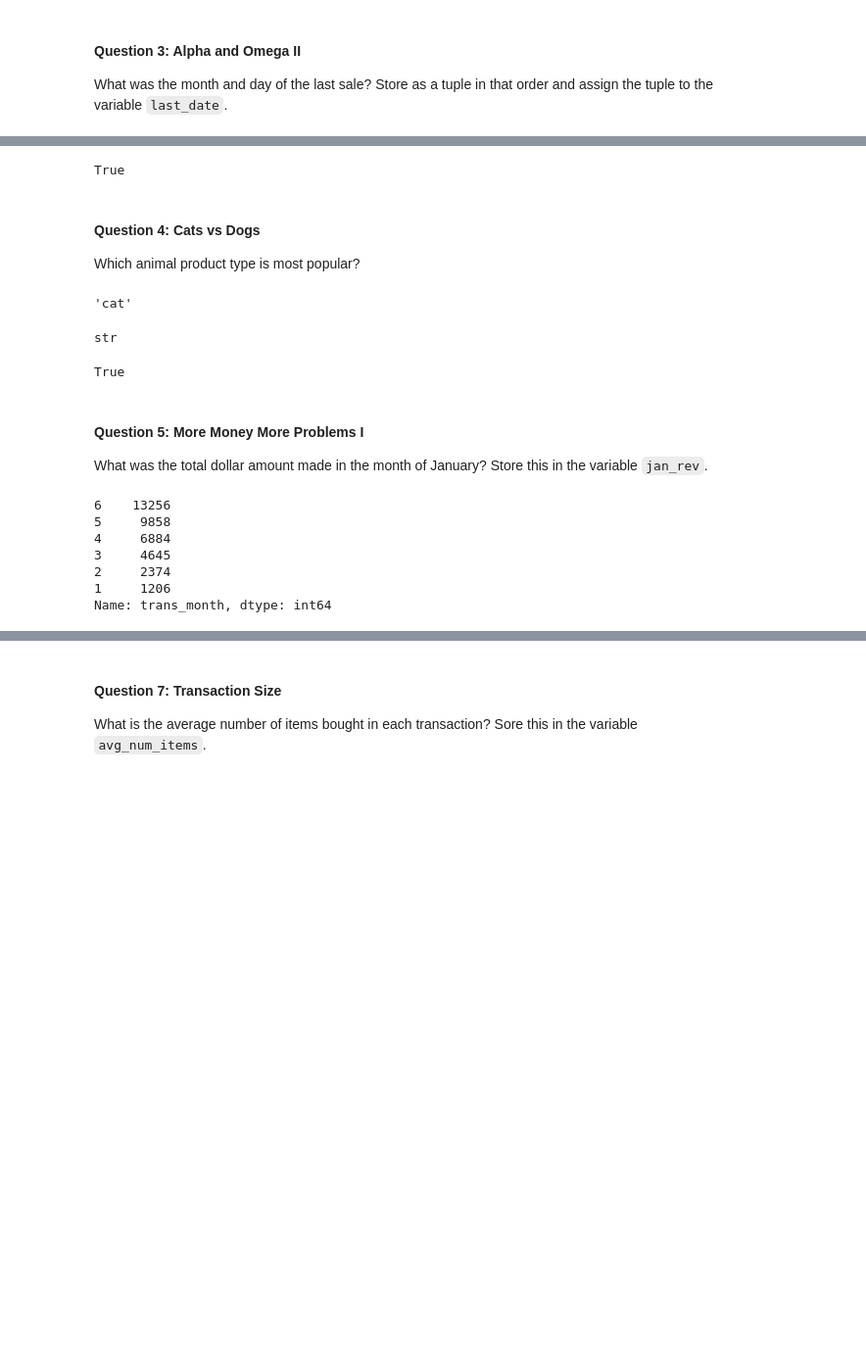
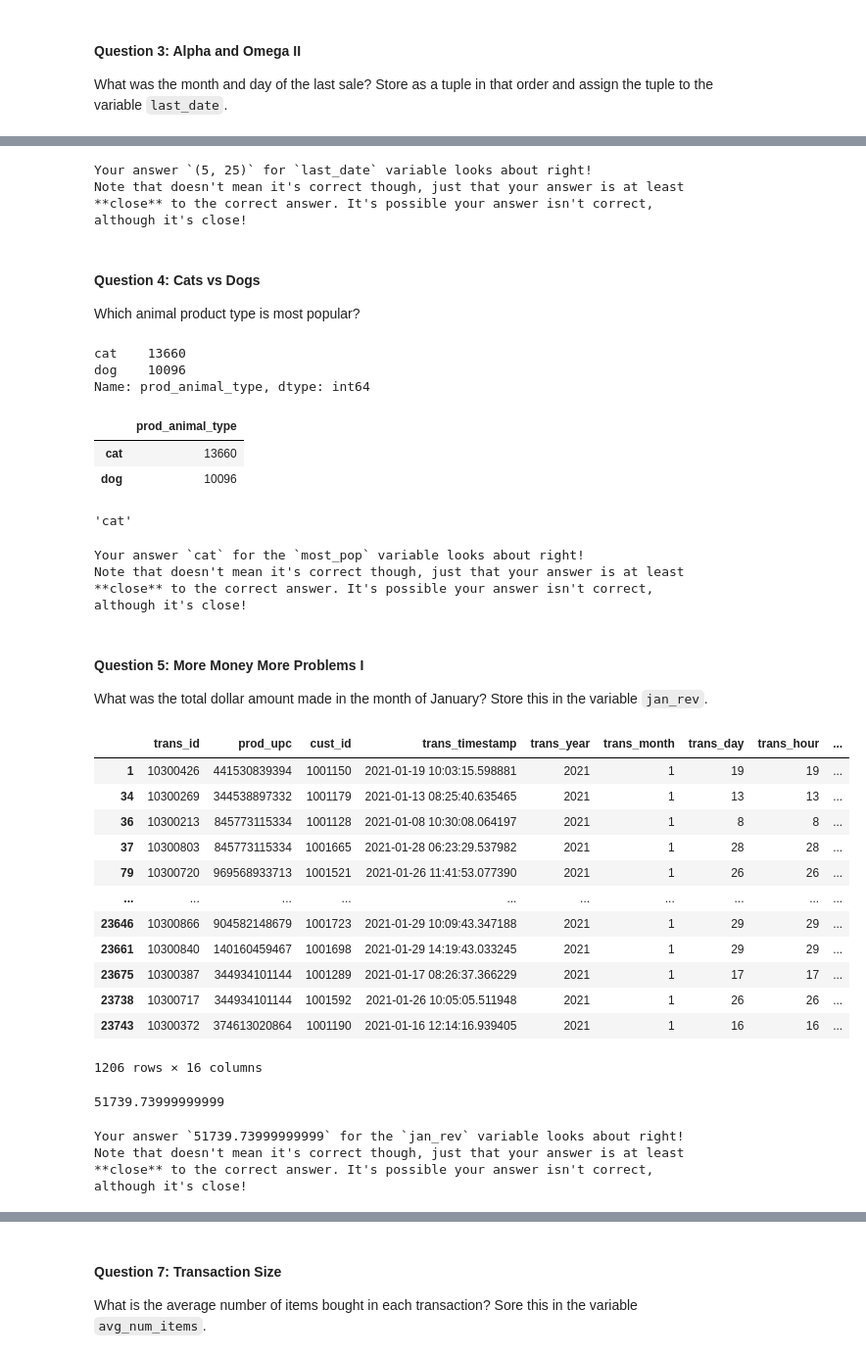
Before and after one commit to dennislamcv1/MetaMarketingAnalytics, a Jupyter notebook: Introduction to Data Analytics/Explore.ipynb, the cells around one changed output, grey strips where cells are left out. Shown at 98% size. Drawn from its saved outputs; the diff is of its cells as text; code cells hidden in the pictures; blank space fills up the shorter version.

```diff
--- a/Introduction to Data Analytics/Explore.ipynb
+++ b/Introduction to Data Analytics/Explore.ipynb
@@ -118,4 +143,0 @@ True
-# %%
-str(last_date[1]).isnumeric()
-# %% [output]
-True
@@ -127,6 +144,25 @@ assert str(last_date[1]).isnumeric()
+# %%
+# Q3 Test Cases
+check_q3()
+# %% [output]
+Your answer `(5, 25)` for `last_date` variable looks about right!
+Note that doesn't mean it's correct though, just that your answer is at least **close** to the correct answer. It's possible your answer isn't correct, although it's close!
 # %% [markdown]
 #### Question 4: Cats vs Dogs
 
 Which animal product type is most popular?
+# %%
+df_cleaned.prod_animal_type.value_counts()
+# %% [output]
+cat    13660
+dog    10096
+Name: prod_animal_type, dtype: int64
+# %%
+df2 = pd.DataFrame(df_cleaned.prod_animal_type.value_counts())
+df2
+# %% [output]
+|  | prod_animal_type |
+| cat | 13660 |
+| dog | 10096 |
 # %%
 # your code here
@@ -137,11 +172,3 @@ most_pop = names[0]
 most_pop
 # %% [output]
 'cat'
-# %%
-type(most_pop)
-# %% [output]
-str
-# %%
-most_pop in ['cat', 'dog']
-# %% [output]
-True
@@ -152,15 +175,41 @@ assert most_pop in ['cat', 'dog']
+# %%
+# Q4 Test Cases
+check_q4()
+# %% [output]
+Your answer `cat` for the `most_pop` variable looks about right!
+Note that doesn't mean it's correct though, just that your answer is at least **close** to the correct answer. It's possible your answer isn't correct, although it's close!
 # %% [markdown]
 #### Question 5: More Money More Problems I
 
 What was the total dollar amount made in the month of January? Store this in the variable `jan_rev`.
+# %%
+df3 = df_cleaned[df_cleaned.trans_month == 1]
+df3
+# %% [output]
+|  | trans_id | prod_upc | cust_id | trans_timestamp | trans_year | trans_month | trans_day | trans_hour | ... |
+| 1 | 10300426 | 441530839394 | 1001150 | 2021-01-19 10:03:15.598881 | 2021 | 1 | 19 | 19 | ... |
+| 34 | 10300269 | 344538897332 | 1001179 | 2021-01-13 08:25:40.635465 | 2021 | 1 | 13 | 13 | ... |
+| 36 | 10300213 | 845773115334 | 1001128 | 2021-01-08 10:30:08.064197 | 2021 | 1 | 8 | 8 | ... |
+| 37 | 10300803 | 845773115334 | 1001665 | 2021-01-28 06:23:29.537982 | 2021 | 1 | 28 | 28 | ... |
+| 79 | 10300720 | 969568933713 | 1001521 | 2021-01-26 11:41:53.077390 | 2021 | 1 | 26 | 26 | ... |
+| ... | ... | ... | ... | ... | ... | ... | ... | ... | ... |
+| 23646 | 10300866 | 904582148679 | 1001723 | 2021-01-29 10:09:43.347188 | 2021 | 1 | 29 | 29 | ... |
+| 23661 | 10300840 | 140160459467 | 1001698 | 2021-01-29 14:19:43.033245 | 2021 | 1 | 29 | 29 | ... |
+| 23675 | 10300387 | 344934101144 | 1001289 | 2021-01-17 08:26:37.366229 | 2021 | 1 | 17 | 17 | ... |
+| 23738 | 10300717 | 344934101144 | 1001592 | 2021-01-26 10:05:05.511948 | 2021 | 1 | 26 | 26 | ... |
+| 23743 | 10300372 | 374613020864 | 1001190 | 2021-01-16 12:14:16.939405 | 2021 | 1 | 16 | 16 | ... |
+1206 rows × 16 columns
 # %%
 # your code here
-df_cleaned["trans_month"].value_counts()
+
+jan_rev = df3["total_sales"].sum()
+
+jan_rev
 # %% [output]
-6    13256
-5     9858
-4     6884
-3     4645
-2     2374
-1     1206
-Name: trans_month, dtype: int64
+51739.73999999999
+# %%
+# Q5 Test Cases
+check_q5()
+# %% [output]
+Your answer `51739.73999999999` for the `jan_rev` variable looks about right!
+Note that doesn't mean it's correct though, just that your answer is at least **close** to the correct answer. It's possible your answer isn't correct, although it's close!
```
Also changed, not shown: parts of 71 cells of this notebook, 2 other files.
